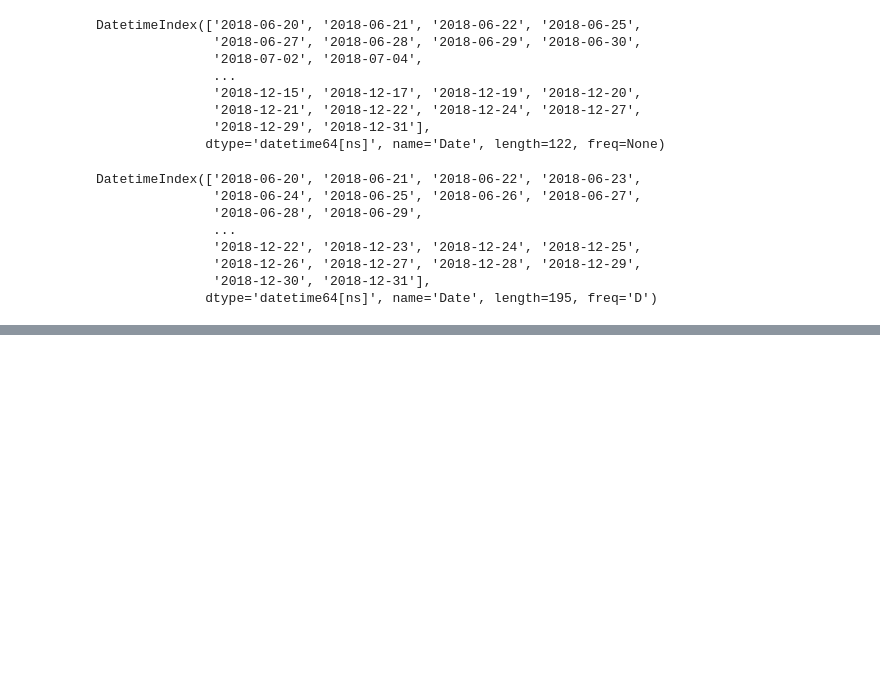
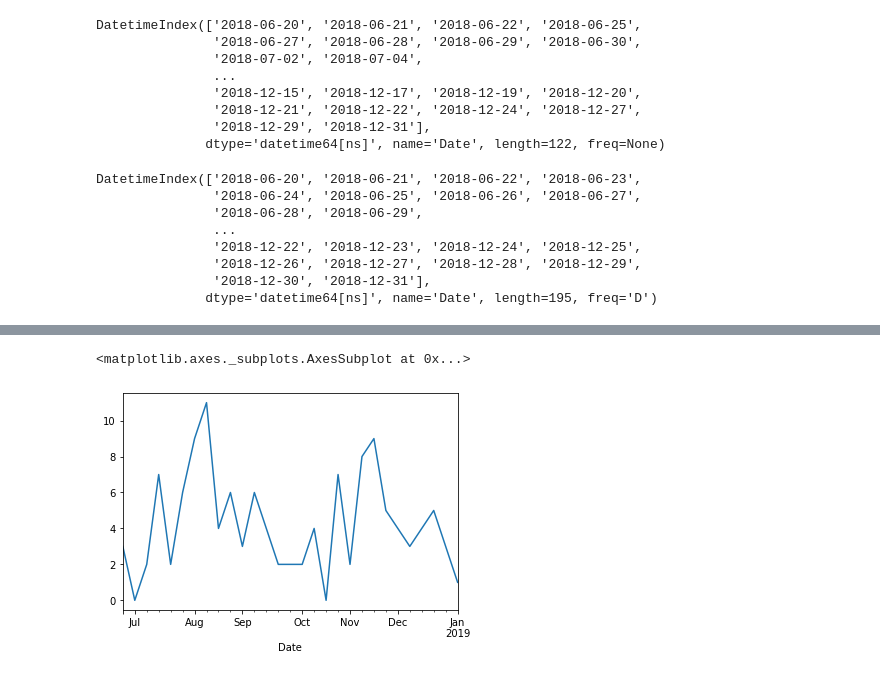
Before and after one commit to manjitborah2710/HealthCenterForecasting, a Jupyter notebook: individual disease data/Acidity.ipynb, the cells around one changed output, grey strips where cells are left out. Cells and saved outputs as stored; diff of their text form; code cells hidden in the pictures; blank space fills up the shorter version.

```diff
--- a/individual disease data/Acidity.ipynb
+++ b/individual disease data/Acidity.ipynb
@@ -76,0 +72,9 @@ df_acidity
+# %%
+df_acidity_weeklyS = df_acidity['Acidity'].resample('W').sum()
+df_acidity_weeklyM = df_acidity['Acidity'].resample('W').mean()
+# %%
+#weekly sum plot
+df_acidity_weeklyS.plot()
+# %% [output]
+<matplotlib.axes._subplots.AxesSubplot at 0x...>
+[figure, added]
```
Also changed, not shown: parts of 3 cells of this notebook.
